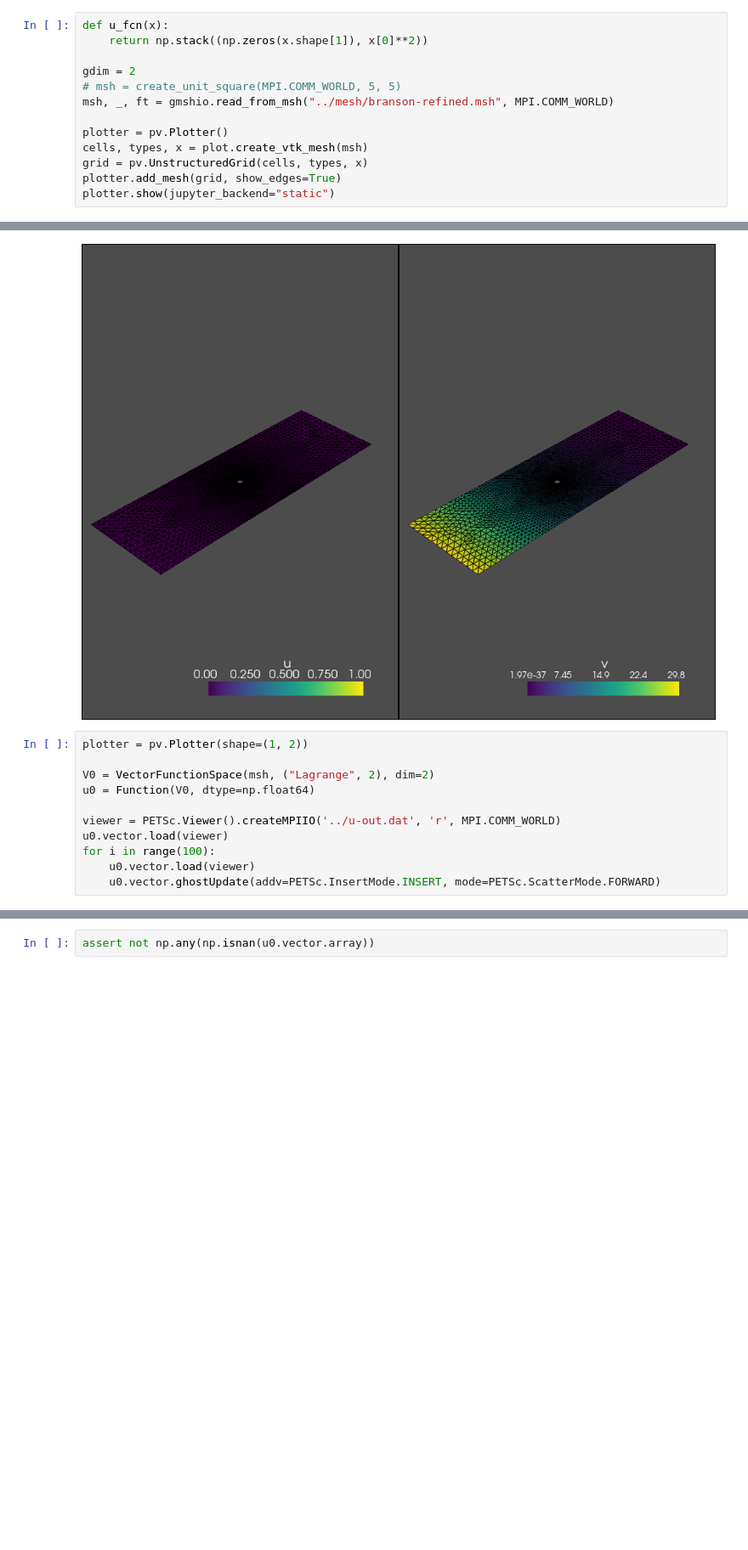
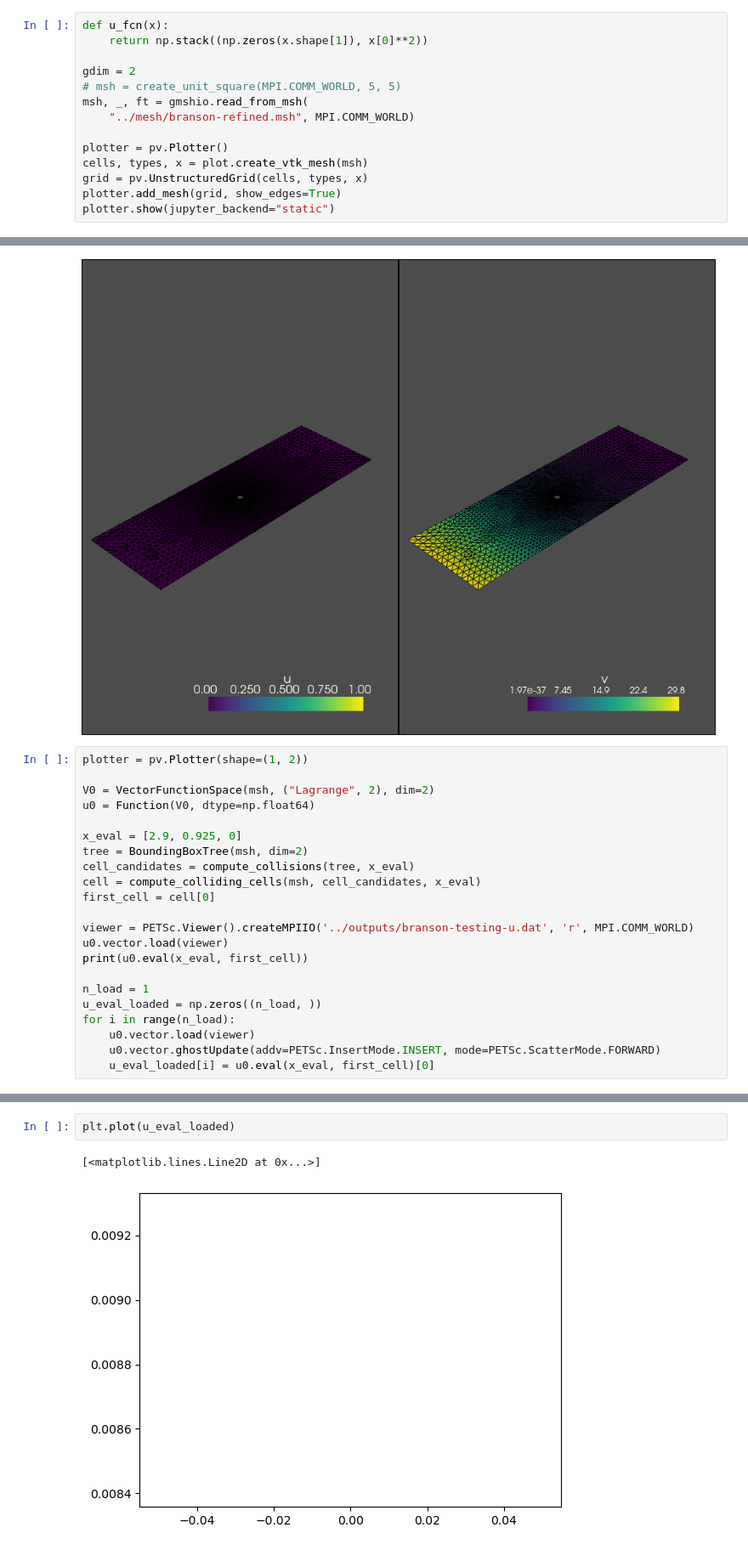
Before and after one commit to connor-duffin/sswfe, a Jupyter notebook: docs/pyvista-DFG-testing.ipynb, the cells around one changed output, grey strips where cells are left out. Shown at 85% size. Cells and saved outputs as stored; diff of their text form; blank space fills up the shorter version.

Commit message:
Fixed up solvers and H5 outputting

```diff
--- a/docs/pyvista-DFG-testing.ipynb
+++ b/docs/pyvista-DFG-testing.ipynb
@@ -21,7 +20,8 @@ def u_fcn(x):
 
 gdim = 2
 # msh = create_unit_square(MPI.COMM_WORLD, 5, 5)
-msh, _, ft = gmshio.read_from_msh("../mesh/branson-refined.msh", MPI.COMM_WORLD)
+msh, _, ft = gmshio.read_from_msh(
+    "../mesh/branson-refined.msh", MPI.COMM_WORLD)
 
 plotter = pv.Plotter()
 cells, types, x = plot.create_vtk_mesh(msh)
@@ -72,8 +72,19 @@ plotter = pv.Plotter(shape=(1, 2))
 V0 = VectorFunctionSpace(msh, ("Lagrange", 2), dim=2)
 u0 = Function(V0, dtype=np.float64)
 
-viewer = PETSc.Viewer().createMPIIO('../u-out.dat', 'r', MPI.COMM_WORLD)
+x_eval = [2.9, 0.925, 0]
+tree = BoundingBoxTree(msh, dim=2)
+cell_candidates = compute_collisions(tree, x_eval)
+cell = compute_colliding_cells(msh, cell_candidates, x_eval)
+first_cell = cell[0]
+
+viewer = PETSc.Viewer().createMPIIO('../outputs/branson-testing-u.dat', 'r', MPI.COMM_WORLD)
 u0.vector.load(viewer)
-for i in range(100):
+print(u0.eval(x_eval, first_cell))
+
+n_load = 1
+u_eval_loaded = np.zeros((n_load, ))
+for i in range(n_load):
     u0.vector.load(viewer)
     u0.vector.ghostUpdate(addv=PETSc.InsertMode.INSERT, mode=PETSc.ScatterMode.FORWARD)
+    u_eval_loaded[i] = u0.eval(x_eval, first_cell)[0]
@@ -96,2 +109,5 @@ plotter.show(jupyter_backend="static")
 # %%
-assert not np.any(np.isnan(u0.vector.array))
+plt.plot(u_eval_loaded)
+# %% [output]
+[<matplotlib.lines.Line2D at 0x...>]
+[figure, added]
```
Also changed, not shown: parts of 3 cells of this notebook, 2 other files.
